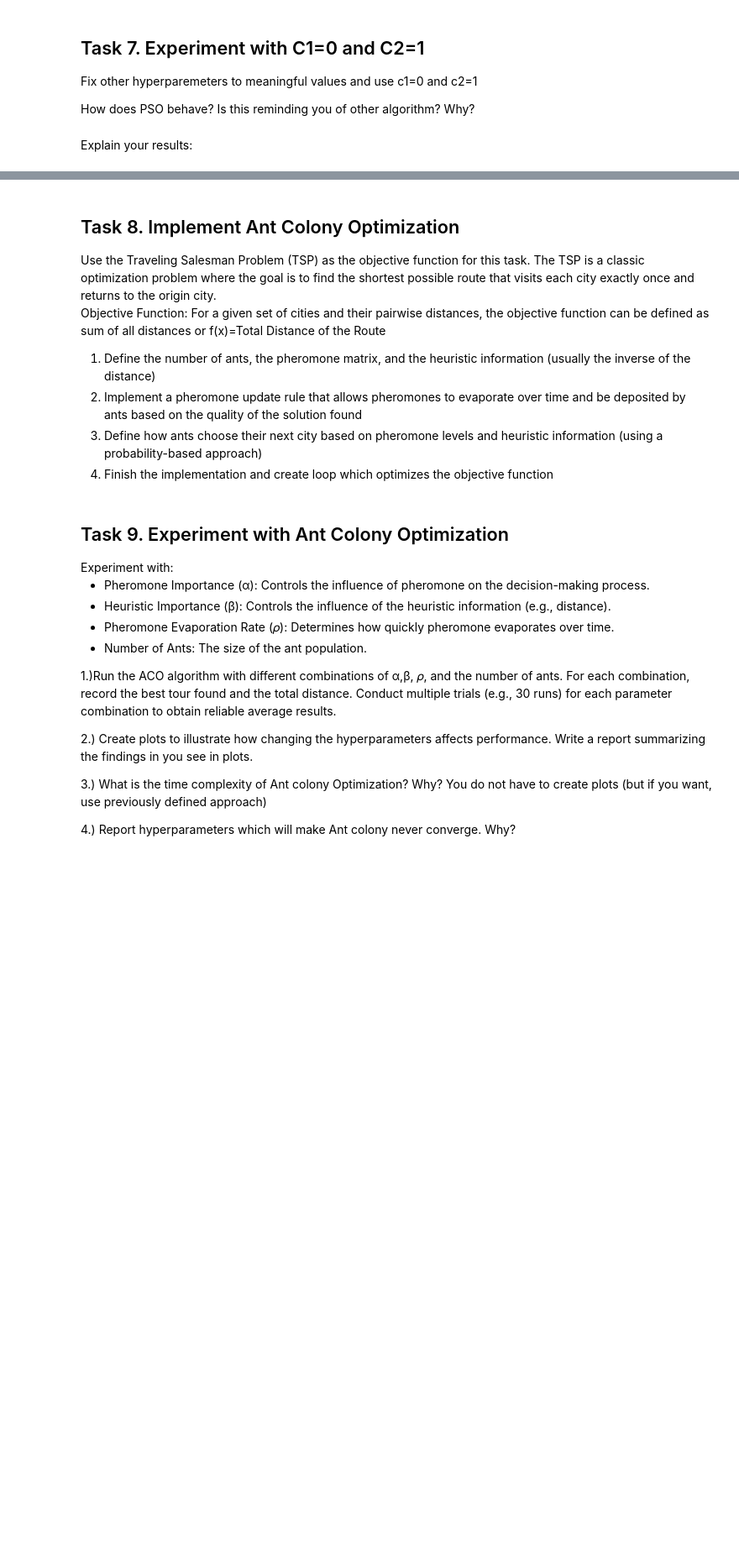
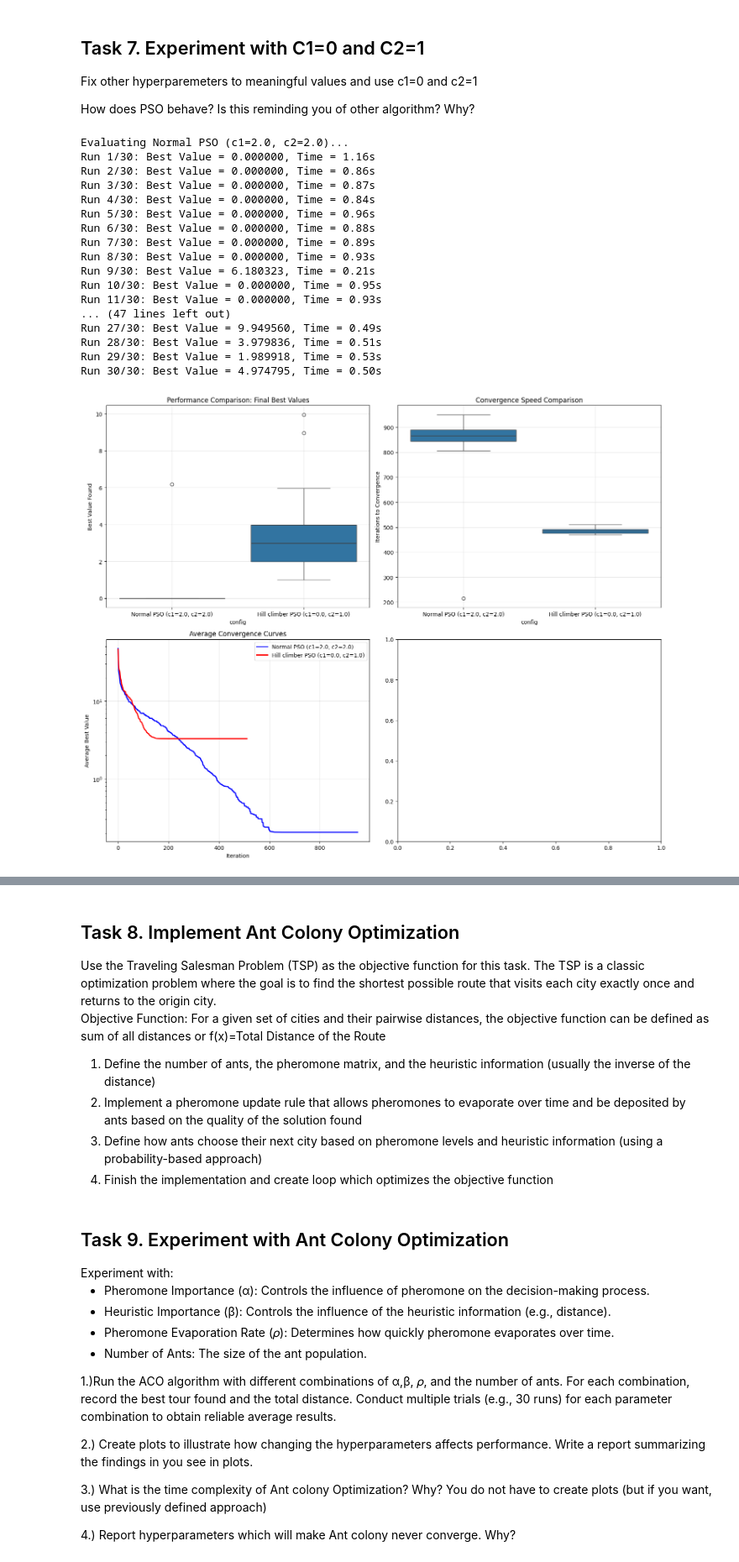
Before and after one commit to ImraKocis/optimization-algorithms-based-on-evolutionary-computing, a Jupyter notebook: ProjectGuide.ipynb, the cells around one changed output, grey strips where cells are left out. Shown at 84% size. Cells and saved outputs as stored; diff of their text form; code cells hidden in the pictures; blank space fills up the shorter version.

```diff
--- a/ProjectGuide.ipynb
+++ b/ProjectGuide.ipynb
@@ -589,5 +600,70 @@ Running for c1=2.0, c2=2.0, w_max=0.9, w_min=0.2
 <h2> Task 7. Experiment with C1=0 and C2=1 </h2>
 <p> Fix other hyperparemeters to meaningful values and use c1=0 and c2=1 </p>
 <p> How does PSO behave? Is this reminding you of other algorithm? Why? </p>
-# %% [markdown]
-Explain your results:
+# %%
+from algorithms.particle_swarm.evaluate_pso import evaluate_pso
+from algorithms.particle_swarm.pso_as_hill_climber_plots import plot_pso_comparison
+from utils.objective_functions import rastrigin_objective_function
+
+normal_params = {
+    'c1': 2.0,
+    'c2': 2.0,
+    'w_max': 0.9,
+    'w_min': 0.2,
+    'num_particles': 40,
+    'max_iter': 1500,
+    'n_runs': 30,
+    'patience': 150,
+    'verbose': False,
+    'evaluate_verbose': True
+}
+
+
+pso_as_hill_climber_params = normal_params.copy()
+pso_as_hill_climber_params.update({'c1': 0.0, 'c2': 1.0})
+
+bounds = np.array([[-5.12, 5.12]] * 5) # 5 dim problem to make more visible differences
+
+print("Evaluating Normal PSO (c1=2.0, c2=2.0)...")
+results_normal = evaluate_pso(
+    rastrigin_objective_function,
+    bounds,
+    **normal_params
+)
+
+print("\nEvaluating Hill climber PSO (c1=0.0, c2=1.0)...")
+results_special = evaluate_pso(
+    rastrigin_objective_function,
+    bounds,
+    **pso_as_hill_climber_params
+)
+
+all_results = results_normal + results_special
+results_df = pd.DataFrame(all_results)
+
+# Add configuration labels
+results_df['config'] = results_df.apply(
+    lambda row: 'Normal PSO (c1=2.0, c2=2.0)' if row['c1'] == 2.0 else 'Hill climber PSO (c1=0.0, c2=1.0)',
+    axis=1
+)
+
+plot_pso_comparison(results_df)
+# %% [output]
+Evaluating Normal PSO (c1=2.0, c2=2.0)...
+Run 1/30: Best Value = 0.000000, Time = 1.16s
+Run 2/30: Best Value = 0.000000, Time = 0.86s
+Run 3/30: Best Value = 0.000000, Time = 0.87s
+Run 4/30: Best Value = 0.000000, Time = 0.84s
+Run 5/30: Best Value = 0.000000, Time = 0.96s
+Run 6/30: Best Value = 0.000000, Time = 0.88s
+Run 7/30: Best Value = 0.000000, Time = 0.89s
+Run 8/30: Best Value = 0.000000, Time = 0.93s
+Run 9/30: Best Value = 6.180323, Time = 0.21s
+Run 10/30: Best Value = 0.000000, Time = 0.95s
+Run 11/30: Best Value = 0.000000, Time = 0.93s
+... (47 lines left out)
+Run 27/30: Best Value = 9.949560, Time = 0.49s
+Run 28/30: Best Value = 3.979836, Time = 0.51s
+Run 29/30: Best Value = 1.989918, Time = 0.53s
+Run 30/30: Best Value = 4.974795, Time = 0.50s
+[figure, added]
```
Also changed, not shown: parts of 2 cells of this notebook, 4 other files.
